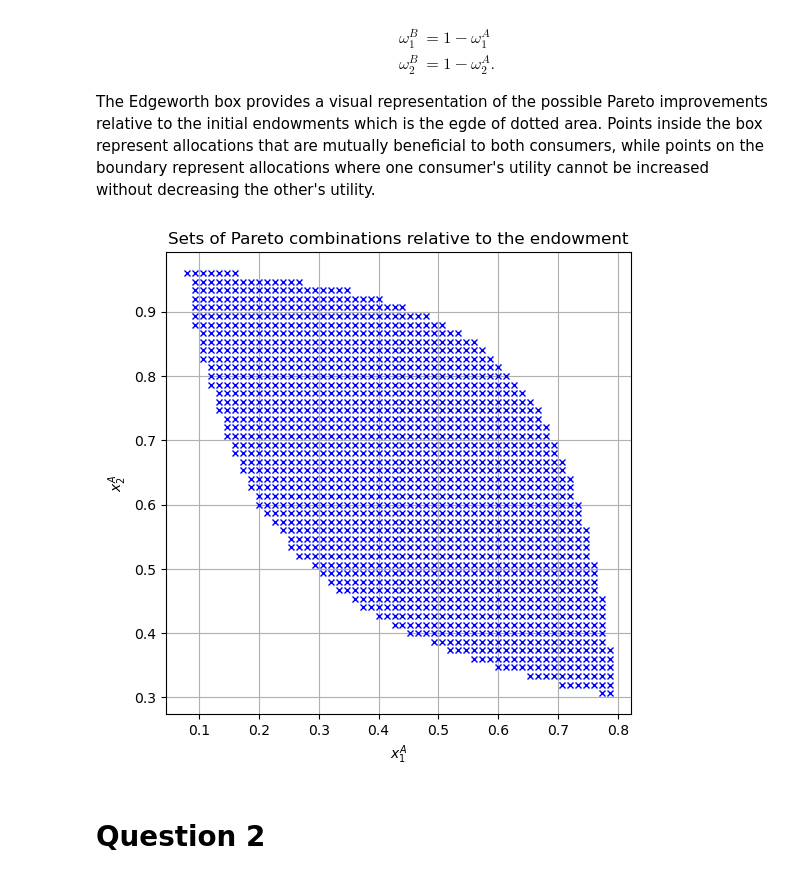
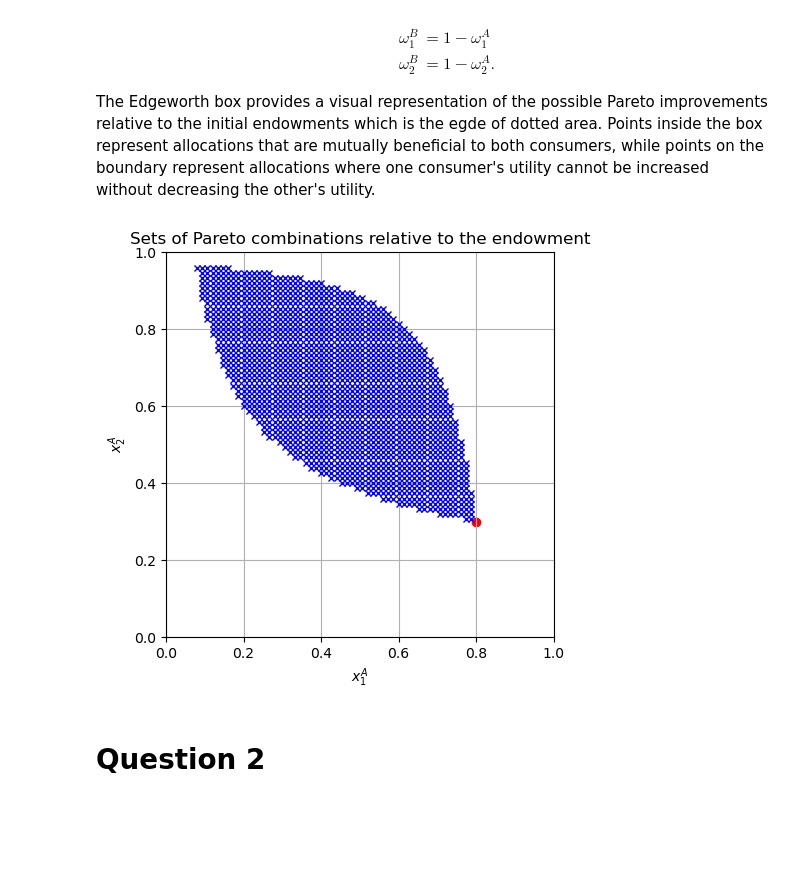
Before and after one commit to NumEconCopenhagen/projects-2024-peterjakobgustav, a Jupyter notebook: inauguralproject/inauguralproject.ipynb, the cells around one changed output. Drawn from its saved outputs; the diff is of its cells as text; code cells hidden in the pictures; blank space fills up the shorter version.

```diff
--- a/inauguralproject/inauguralproject.ipynb
+++ b/inauguralproject/inauguralproject.ipynb
@@ -85,35 +87,41 @@ def u_B(x1_B, x2_B):
     return x1_B ** beta * x2_B ** (1 - beta)
 
 # Define the set of combinations of x1_A and x2_A
 x1_A_values = np.linspace(0, 1, N+1)  # Possible values for x1_A (N+1 ensures 75 possible values)
 x2_A_values = np.linspace(0, 1, N+1)  # Possible values for x2_A (N+1 ensures 75 possible values)
 
 # Initialize lists to store valid combinations
 valid_x1_A = []  # List to store valid quantities of x1_A
 valid_x2_A = []  # List to store valid quantities of x2_A
 
 # Check each combination of x1_A and x2_A
 for x1_A in x1_A_values:
     for x2_A in x2_A_values:
         x1_B = 1 - x1_A  # Quantity of good x1 allocated to consumer B
         x2_B = 1 - x2_A  # Quantity of good x2 allocated to consumer B
 
         # Check if the combination is valid according to the given conditions and append if true
         if u_A(x1_A, x2_A) >= u_A(omega_A1, omega_A2) and \
            u_B(x1_B, x2_B) >= u_B(1 - omega_A1, 1 - omega_A2):
             valid_x1_A.append(x1_A)
             valid_x2_A.append(x2_A)
 
 # Plot the sets in the Edgeworth box
-plt.figure(figsize=(6, 6))
+plt.figure(figsize=(5, 5))
 plt.plot(valid_x1_A, valid_x2_A, 'bx', markersize=4)  # Plotting valid combinations. 'b' for blue 'x' for cross
+plt.scatter(0.8, 0.3, color='red', marker='o', label='Endowment Points')
 plt.xlabel('$x_1^A$')  # Labeling x-axis
 plt.ylabel('$x_2^A$')  # Labeling y-axis
 plt.title('Sets of Pareto combinations relative to the endowment')  # Title of the plot
 plt.grid(True)  # Adding grid lines
+
+# Set x and y axis limits to the interval [0, 1]
+plt.xlim(0, 1)
+plt.ylim(0, 1)
+
 plt.show()  # Displaying the plot
 # %% [output]
-[figure, old version]
+[figure, new version]
 # %% [markdown]
 # Question 2
 # %% [markdown]
```
Also changed, not shown: parts of 4 cells of this notebook.
